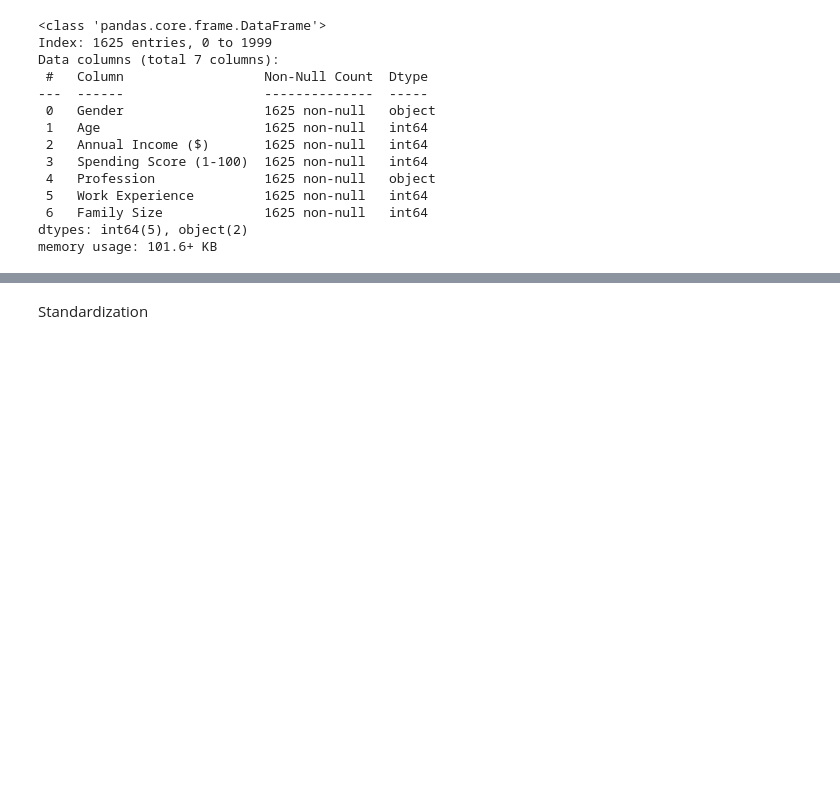
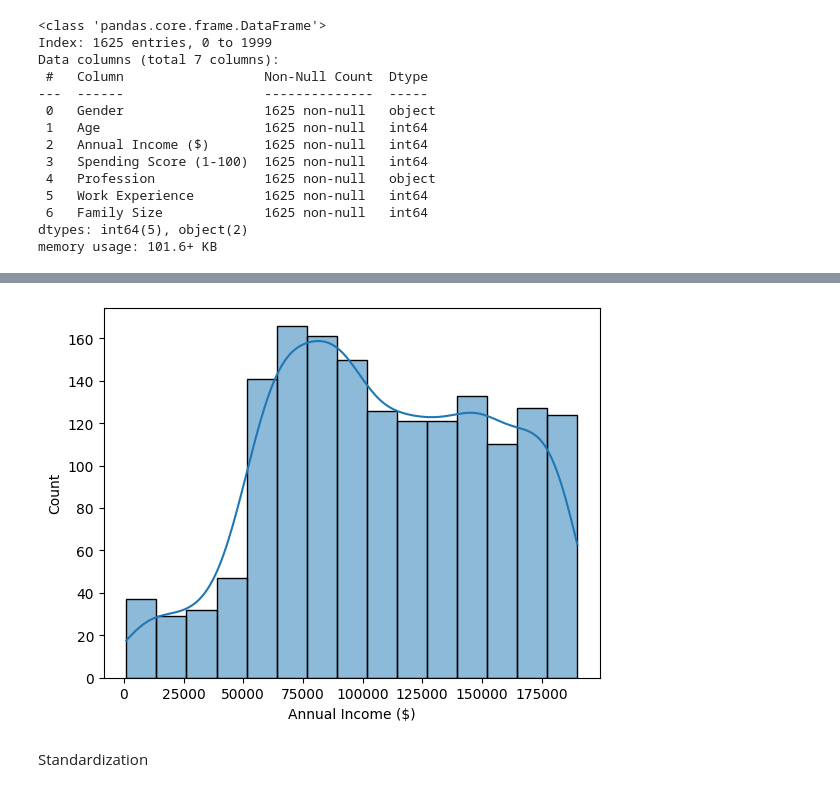
Before and after one commit to mayurasandakalum/shop-customer-data-clustering, a Jupyter notebook: code.ipynb, the cells around one changed output, grey strips where cells are left out. Cells and saved outputs as stored; diff of their text form; code cells hidden in the pictures; blank space fills up the shorter version.

```diff
--- a/code.ipynb
+++ b/code.ipynb
@@ -269,3 +297,8 @@ memory usage: 101.6+ KB
+# %%
+sns.histplot(df2["Annual Income ($)"], kde=True)
+plt.show()
+# %% [output]
+[figure, added]
 # %% [markdown]
 Standardization
 # %%
```
Also changed, not shown: parts of 4 cells of this notebook.
